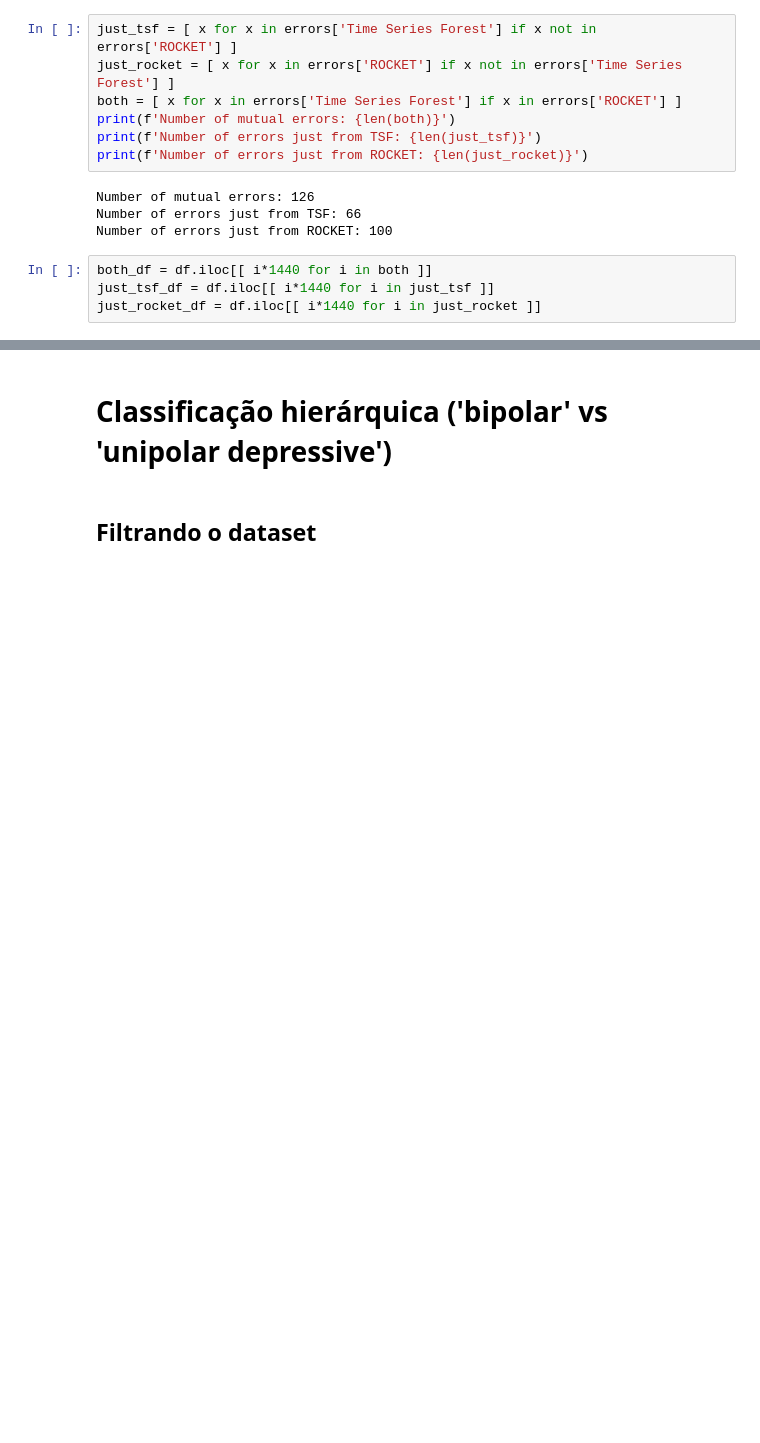
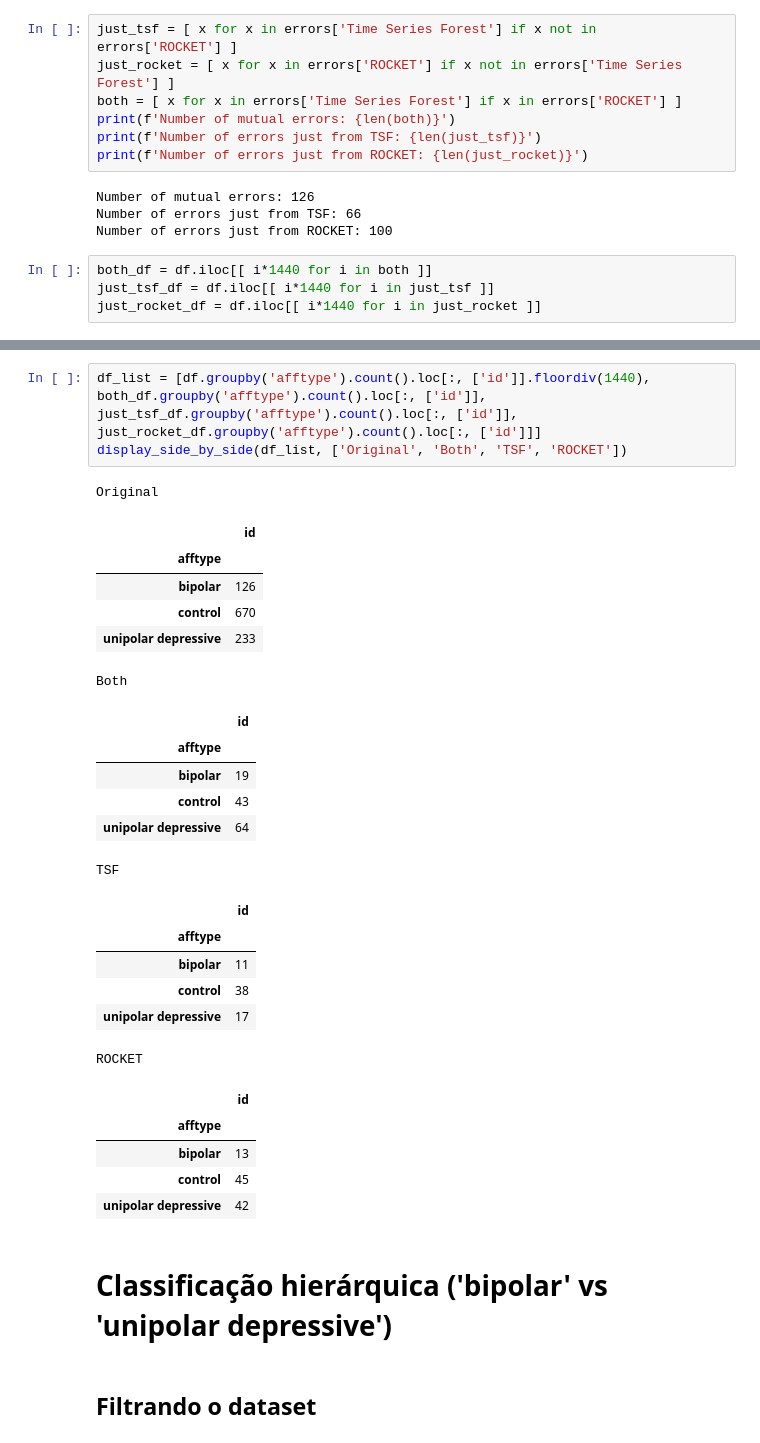
Before and after one commit to GuiFigueired0/Trabalho-Final---INF420, a Jupyter notebook: Classification.ipynb, the cells around one changed output, grey strips where cells are left out. Saved outputs shown, nothing was run; the diff lists cells and outputs as text; blank space fills up the shorter version.

```diff
--- a/Classification.ipynb
+++ b/Classification.ipynb
@@ -252,3 +253,31 @@ ROCKET
+# %%
+df_list = [df.groupby('afftype').count().loc[:, ['id']].floordiv(1440), both_df.groupby('afftype').count().loc[:, ['id']], just_tsf_df.groupby('afftype').count().loc[:, ['id']], just_rocket_df.groupby('afftype').count().loc[:, ['id']]]
+display_side_by_side(df_list, ['Original', 'Both', 'TSF', 'ROCKET'])
+# %% [output]
+Original
+|  | id |
+| afftype |  |
+| bipolar | 126 |
+| control | 670 |
+| unipolar depressive | 233 |
+Both
+|  | id |
+| afftype |  |
+| bipolar | 19 |
+| control | 43 |
+| unipolar depressive | 64 |
+TSF
+|  | id |
+| afftype |  |
+| bipolar | 11 |
+| control | 38 |
+| unipolar depressive | 17 |
+ROCKET
+|  | id |
+| afftype |  |
+| bipolar | 13 |
+| control | 45 |
+| unipolar depressive | 42 |
 # %% [markdown]
 # Classificação hierárquica ('bipolar' vs 'unipolar depressive')
 # %% [markdown]
```
Also changed, not shown: parts of 6 cells of this notebook.
